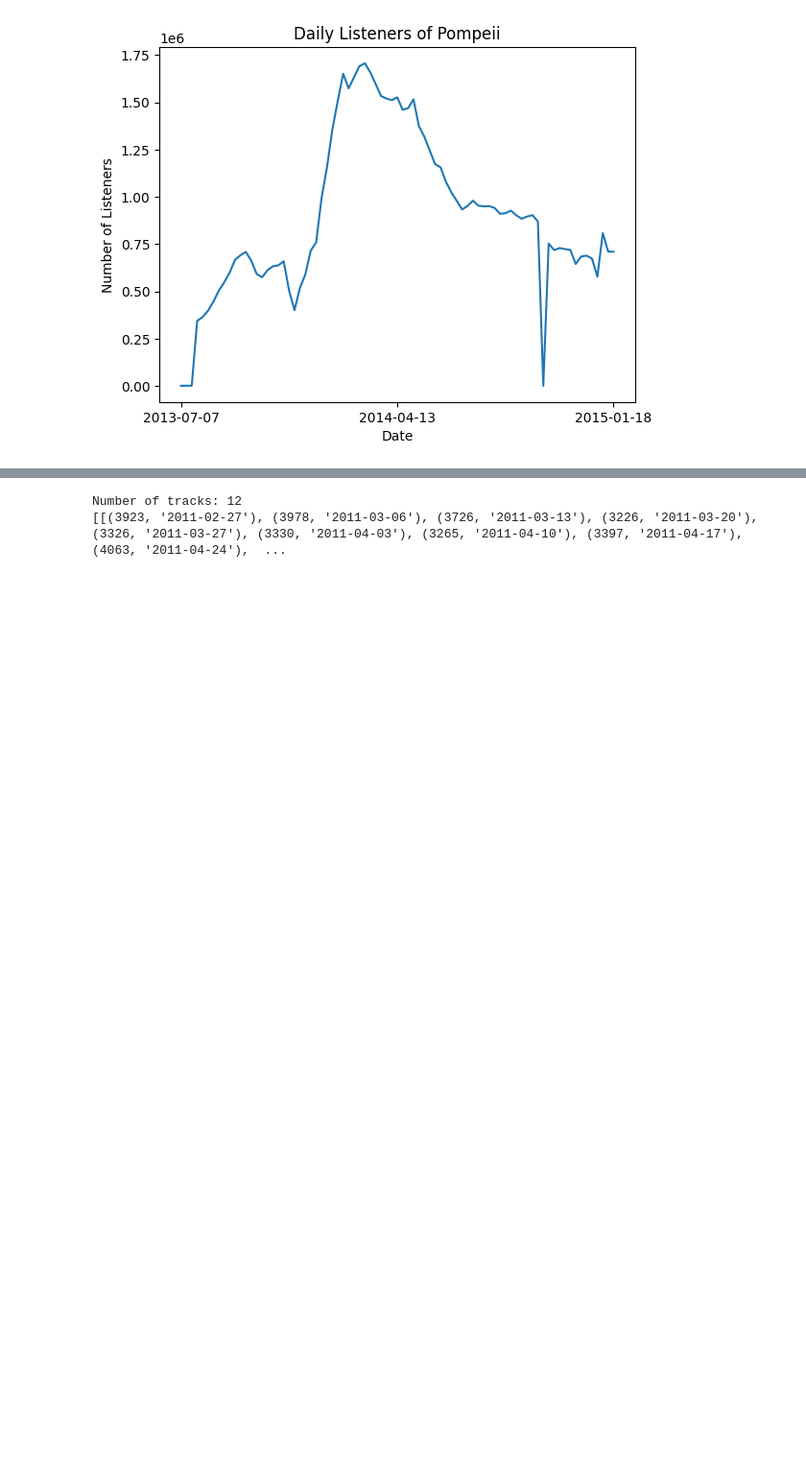
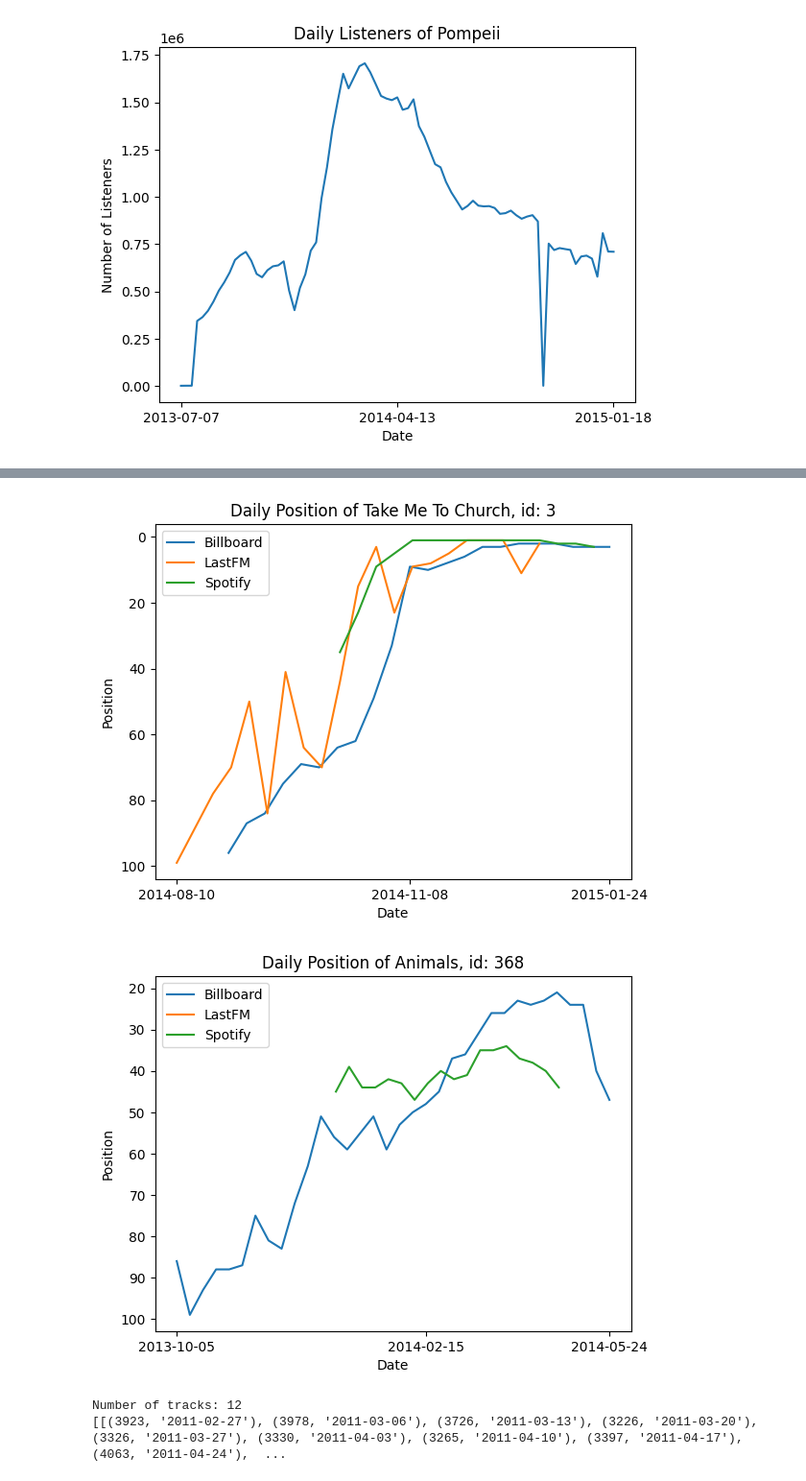
Before and after one commit to m21ark/s_music, a Jupyter notebook: tasks/task_3_1.ipynb, the cells around one changed output, grey strips where cells are left out. Shown at 96% size. Saved outputs shown, nothing was run; the diff lists cells and outputs as text; code cells hidden in the pictures; blank space fills up the shorter version.

```diff
--- a/tasks/task_3_1.ipynb
+++ b/tasks/task_3_1.ipynb
@@ -83,13 +83,14 @@ def get_daily_views(track_id):
     return ret
 # %%
 # Calculate the weekly position of a track
-def get_weekly_position(track_id, leaderboard):
+def get_daily_position(track_id, leaderboard):
 
     ret = list()
 
     # filter the track
     track_data = df_rating[df_rating['track_id'] == track_id]
     track_data = track_data.reset_index(drop=True)
+
 
     # for each row, get the position
     for row in range(len(track_data)):
@@ -127,26 +128,26 @@ get_and_plot_daily_rating = lambda track_name: plot_daily_rating(get_daily_views
 import matplotlib.pyplot as plt
 from datetime import datetime
 
-def get_and_plot_weekly_rating(track_name):
-    # Get weekly positions for all sources
-    weekly_fm_ratings = get_weekly_position(get_track_id(track_name), 'position_lastfm')
-    weekly_spotify_ratings = get_weekly_position(get_track_id(track_name), 'position_spotify')
-    weekly_billboard_ratings = get_weekly_position(get_track_id(track_name), 'position_billboard')
+def get_and_plot_daily_position(track_id):
+    # Get daily positions for all sources
+    daily_fm_ratings = get_daily_position(track_id, 'position_lastfm')
+    daily_spotify_ratings = get_daily_position(track_id, 'position_spotify')
+    daily_billboard_ratings = get_daily_position(track_id, 'position_billboard')
 
     # Convert dates to datetime objects for consistent scaling
-    fm_dates = [datetime.strptime(x[1], '%Y-%m-%d') for x in weekly_fm_ratings]
-    spotify_dates = [datetime.strptime(x[1], '%Y-%m-%d') for x in weekly_spotify_ratings]
-    billboard_dates = [datetime.strptime(x[1], '%Y-%m-%d') for x in weekly_billboard_ratings]
+    fm_dates = [datetime.strptime(x[1], '%Y-%m-%d') for x in daily_fm_ratings]
+    spotify_dates = [datetime.strptime(x[1], '%Y-%m-%d') for x in daily_spotify_ratings]
+    billboard_dates = [datetime.strptime(x[1], '%Y-%m-%d') for x in daily_billboard_ratings]
 
-    # Plot the weekly positions over time
-    plt.plot(billboard_dates, [x[0] for x in weekly_billboard_ratings], label='Billboard')
-    plt.plot(fm_dates, [x[0] for x in weekly_fm_ratings], label='LastFM')
-    plt.plot(spotify_dates, [x[0] for x in weekly_spotify_ratings], label='Spotify')
+    # Plot the daily positions over time
+    plt.plot(billboard_dates, [x[0] for x in daily_billboard_ratings], label='Billboard')
+    plt.plot(fm_dates, [x[0] for x in daily_fm_ratings], label='LastFM')
+    plt.plot(spotify_dates, [x[0] for x in daily_spotify_ratings], label='Spotify')
 
     # Add labels, title, and legend
     plt.xlabel('Date')
     plt.ylabel('Position')
-    plt.title(f'Weekly Position of {track_name}')
+    plt.title(f'Daily Position of {convert_track_id_to_name(track_id)}, id: {track_id}')
     plt.legend()
 
     # Invert y-axis for ranking
@@ -178,0 +170,6 @@ get_and_plot_weekly_rating('Pompeii')
+# %%
+get_and_plot_daily_position(3)
+get_and_plot_daily_position(368)
+# %% [output]
+[figure, added]
+[figure, added]
```
Also changed, not shown: parts of 4 cells of this notebook.
